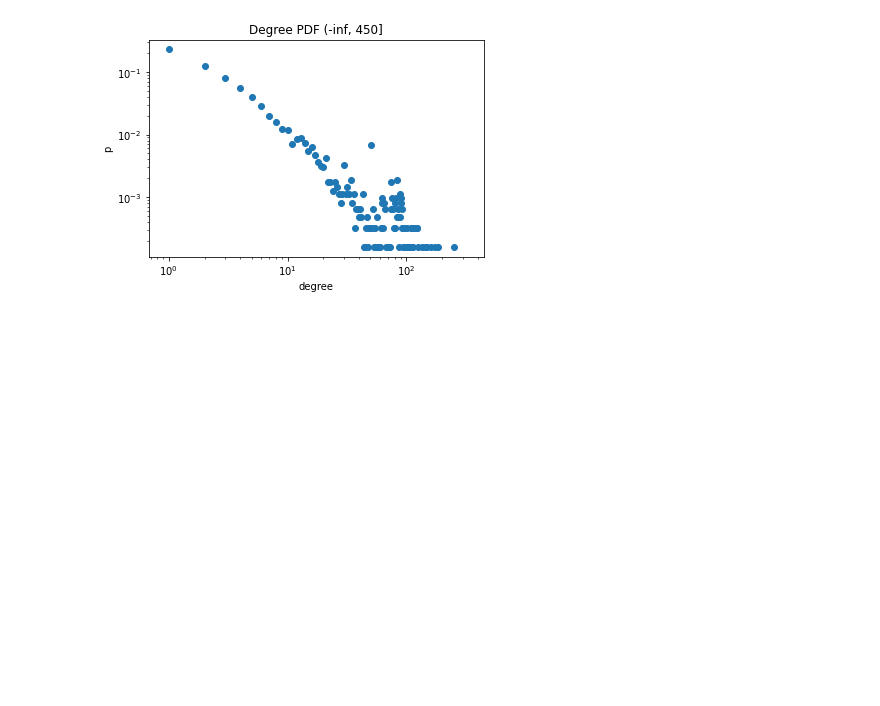
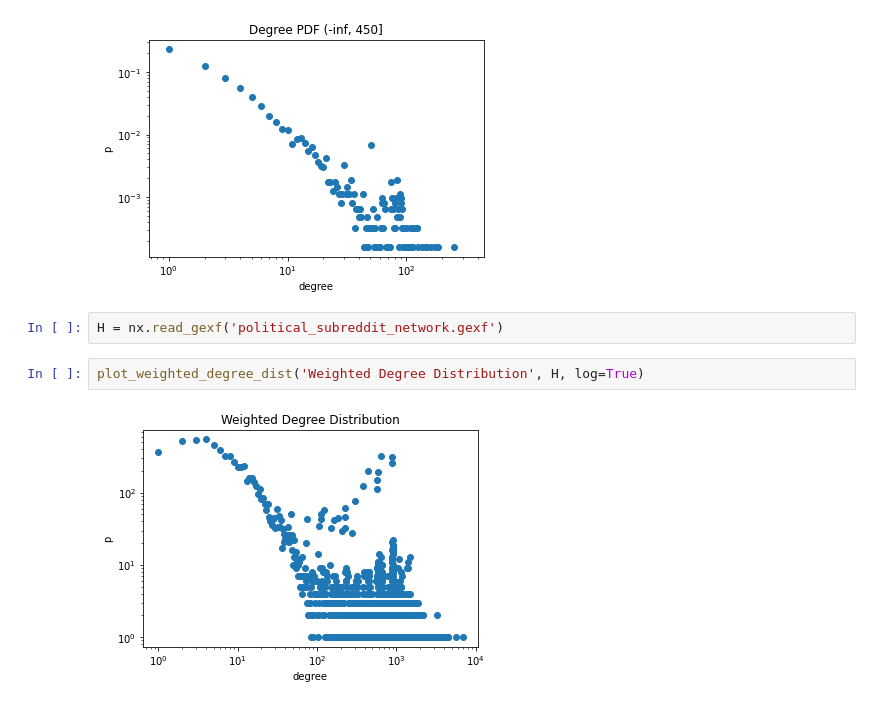
Before and after one commit to thezanefreeman/ComplexNetworks, a Jupyter notebook: analysis.ipynb, the cells around one changed output. Drawn from its saved outputs; the diff is of its cells as text; blank space fills up the shorter version.

```diff
--- a/analysis.ipynb
+++ b/analysis.ipynb
@@ -73,3 +101,9 @@ plot_degree_pdf('Degree PDF [450, 700]', G, log=True, left=450, right=700)
 plot_degree_pdf('Degree PDF (-inf, 450]', G, log=True, right=450)
 # %% [output]
 [figure]
+# %%
+H = nx.read_gexf('political_subreddit_network.gexf')
+# %%
+plot_weighted_degree_dist('Weighted Degree Distribution', H, log=True)
+# %% [output]
+[figure, added]
```
Also changed, not shown: parts of 2 cells of this notebook.
